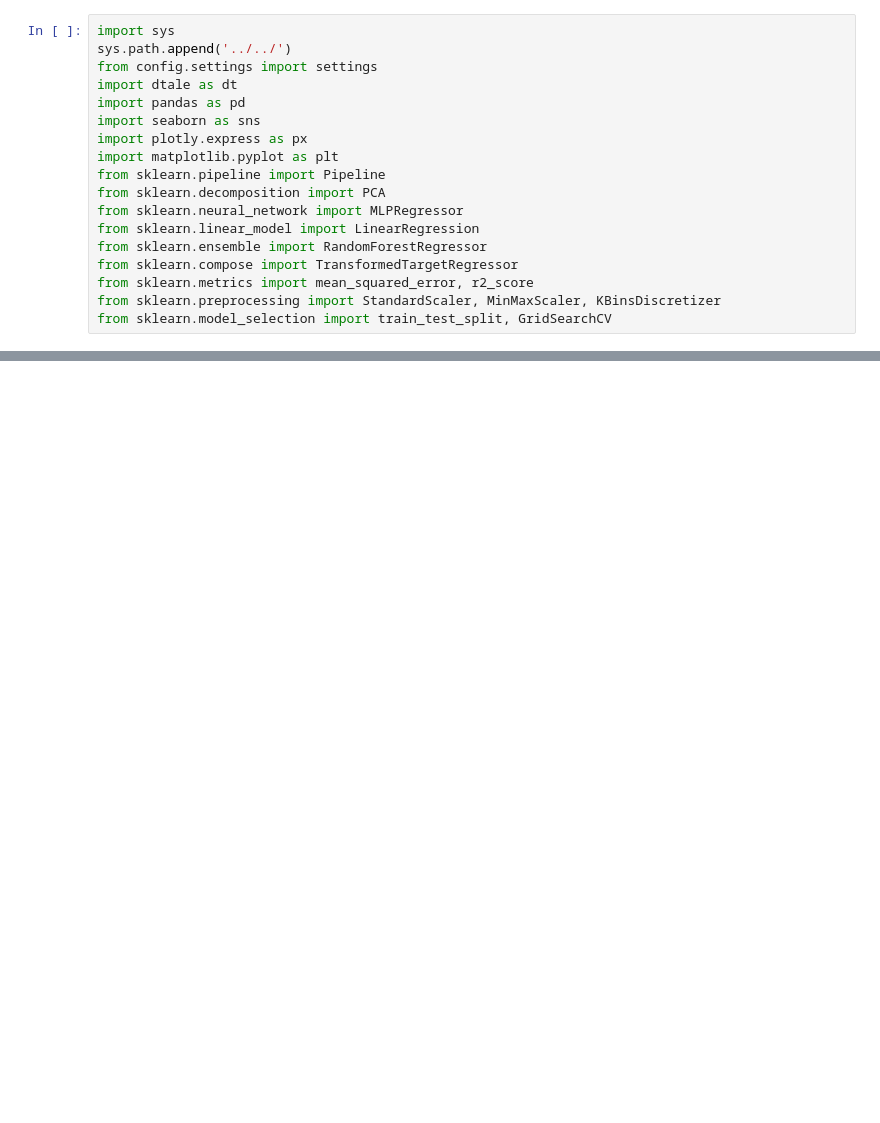
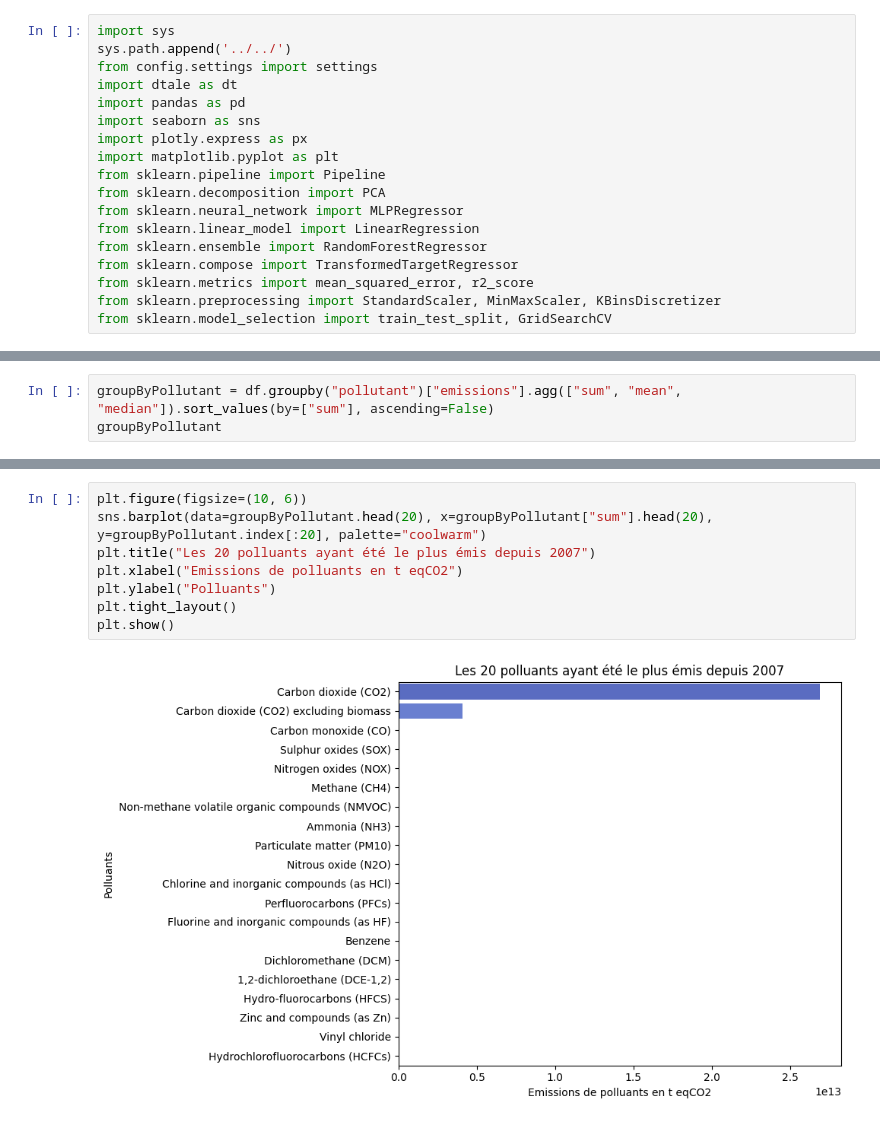
Before and after one commit to FanZy0127/environmental_impact, a Jupyter notebook: modules/Air/jupyter_main_air.ipynb, the cells around one changed output, grey strips where cells are left out. Saved outputs shown, nothing was run; the diff lists cells and outputs as text; blank space fills up the shorter version.

```diff
--- a/modules/Air/jupyter_main_air.ipynb
+++ b/modules/Air/jupyter_main_air.ipynb
@@ -26,0 +314,3 @@ df = pd.read_csv(data_F1_1)
+# %%
+groupByPollutant = df.groupby("pollutant")["emissions"].agg(["sum", "mean", "median"]).sort_values(by=["sum"], ascending=False)
+groupByPollutant
@@ -26,0 +332,10 @@ df = pd.read_csv(data_F1_1)
+# %%
+plt.figure(figsize=(10, 6))
+sns.barplot(data=groupByPollutant.head(20), x=groupByPollutant["sum"].head(20), y=groupByPollutant.index[:20], palette="coolwarm")
+plt.title("Les 20 polluants ayant été le plus émis depuis 2007")
+plt.xlabel("Emissions de polluants en t eqCO2")
+plt.ylabel("Polluants")
+plt.tight_layout()
+plt.show()
+# %% [output]
+[figure, added]
```
Also changed, not shown: parts of 47 cells of this notebook, 1 other file.
